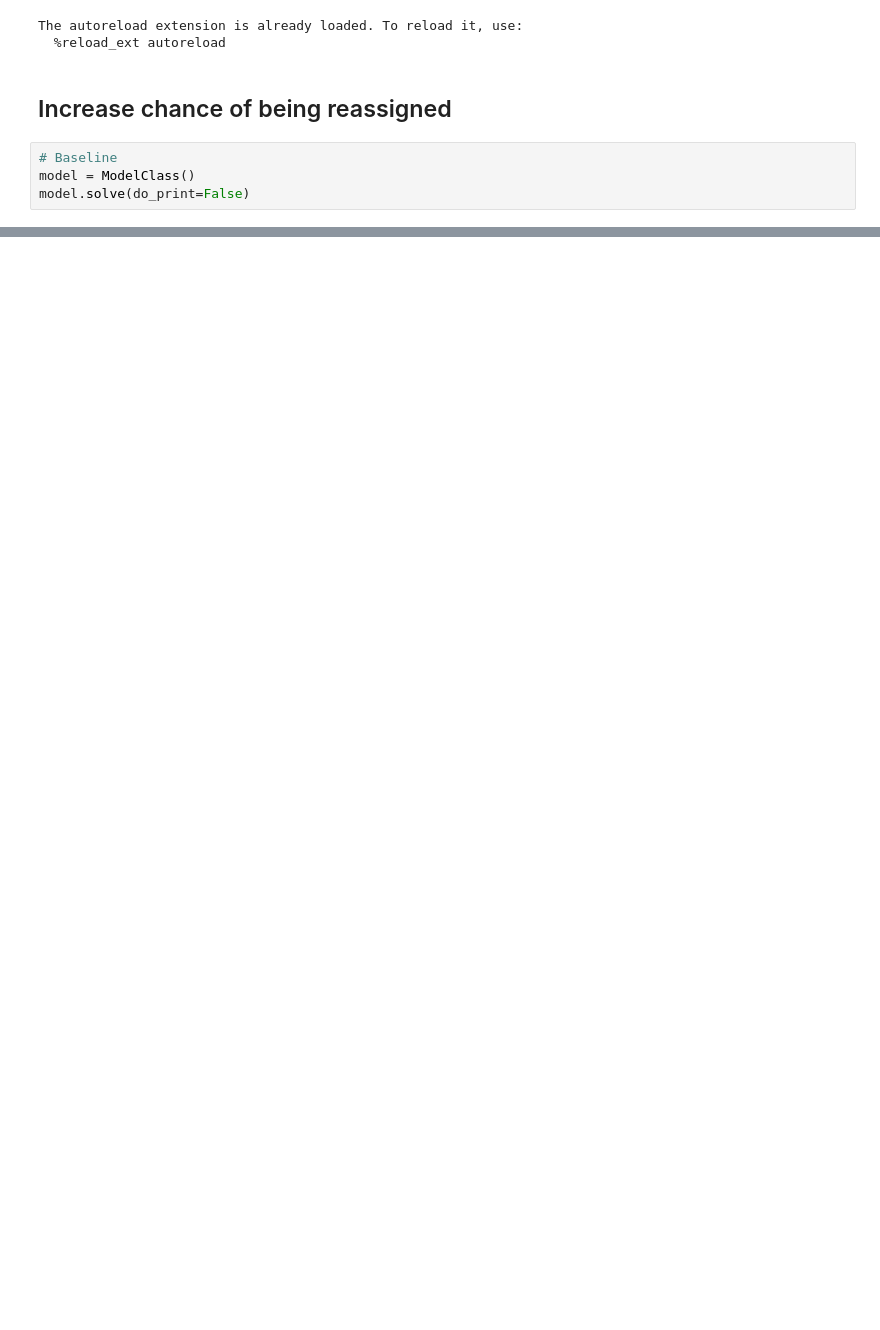
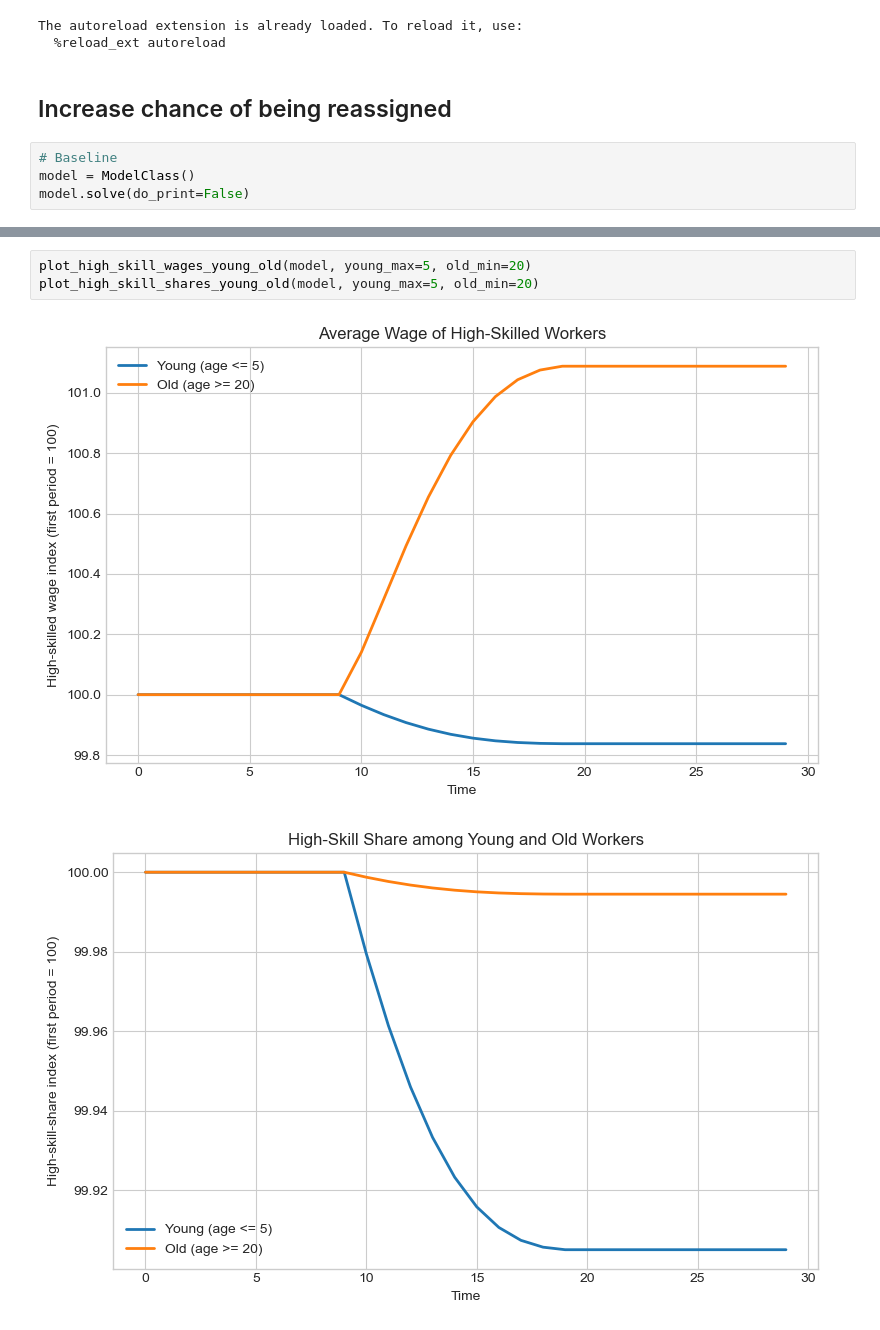
Before and after one commit to peter-l-ravn/Danish-Wage-Gap-Model, a Jupyter notebook: Create shock.ipynb, the cells around one changed output, grey strips where cells are left out. Saved outputs shown, nothing was run; the diff lists cells and outputs as text; blank space fills up the shorter version.

```diff
--- a/Create shock.ipynb
+++ b/Create shock.ipynb
@@ -77,3 +91,9 @@ plot_mean_age_high_skill(model, x_size=6, y_size=5)
+# %%
+plot_high_skill_wages_young_old(model, young_max=5, old_min=20)
+plot_high_skill_shares_young_old(model, young_max=5, old_min=20)
+# %% [output]
+[figure, added]
+[figure, added]
 # %% [markdown]
 ![image.png](attachment:image.png)
 # %% [markdown]
```
Also changed, not shown: parts of 5 cells of this notebook, 5 other files.
